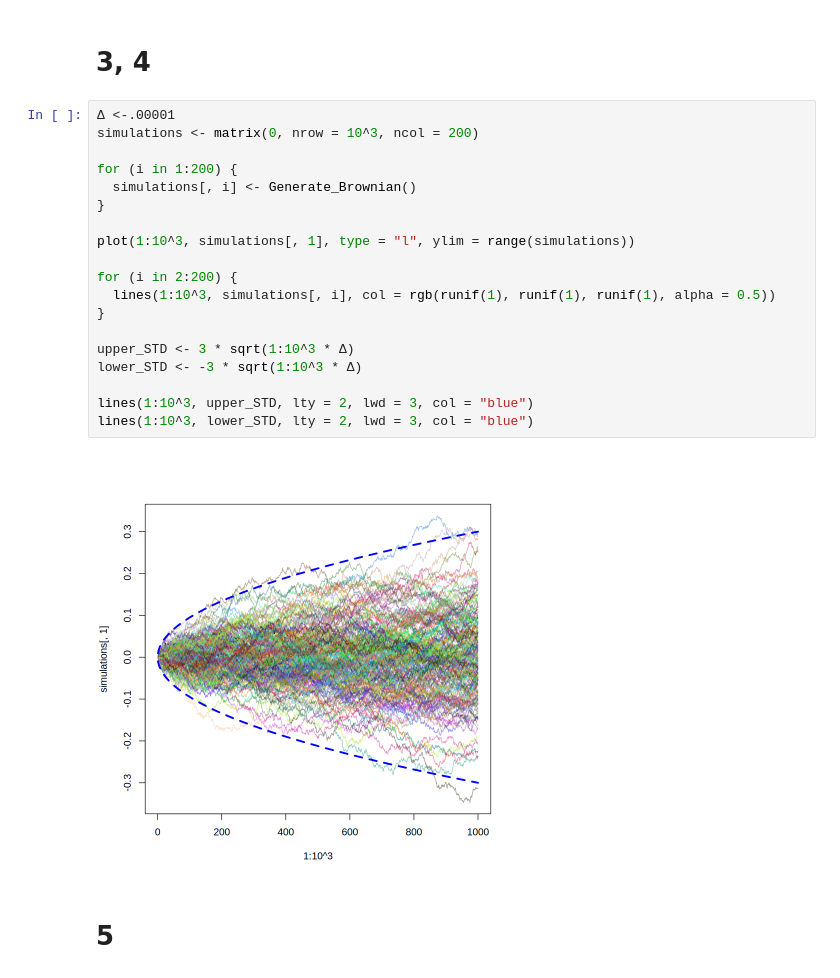
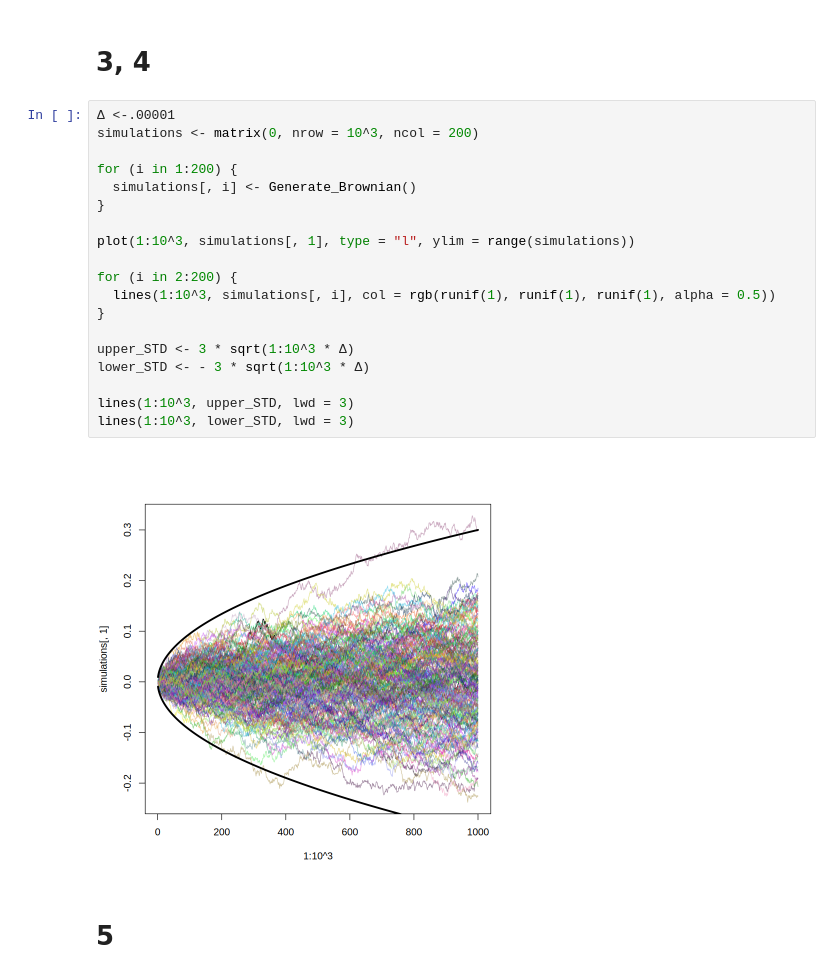
Before and after one commit to Amatikay/EMM2, a Jupyter notebook: Brownian_motion.ipynb, the cells around one changed output. Drawn from its saved outputs; the diff is of its cells as text.

```diff
--- a/Brownian_motion.ipynb
+++ b/Brownian_motion.ipynb
@@ -34,24 +34,24 @@ plot(Brownian, type = "l")
 # %%
 Δ <-.00001
 simulations <- matrix(0, nrow = 10^3, ncol = 200)
 
 for (i in 1:200) {
   simulations[, i] <- Generate_Brownian()
 }
 
 plot(1:10^3, simulations[, 1], type = "l", ylim = range(simulations))
 
 for (i in 2:200) {
   lines(1:10^3, simulations[, i], col = rgb(runif(1), runif(1), runif(1), alpha = 0.5))
 }
 
 upper_STD <- 3 * sqrt(1:10^3 * Δ)
-lower_STD <- -3 * sqrt(1:10^3 * Δ)
+lower_STD <- - 3 * sqrt(1:10^3 * Δ)
 
-lines(1:10^3, upper_STD, lty = 2, lwd = 3, col = "blue")
-lines(1:10^3, lower_STD, lty = 2, lwd = 3, col = "blue")
+lines(1:10^3, upper_STD, lwd = 3)
+lines(1:10^3, lower_STD, lwd = 3)
 # %% [output]
-[figure, old version]
+[figure, new version]
 # %% [markdown]
 # 5
 # %%
```
Also changed, not shown: parts of 4 cells of this notebook, 8 other files.
